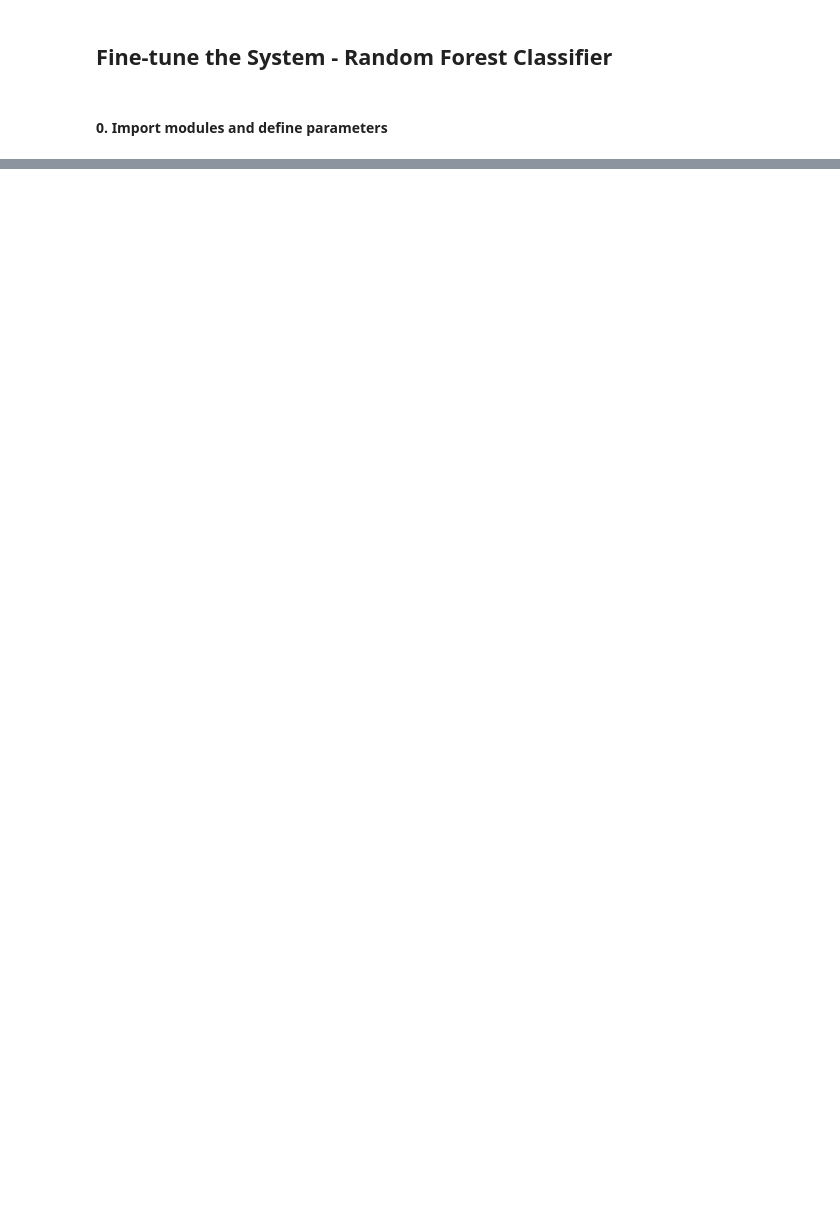
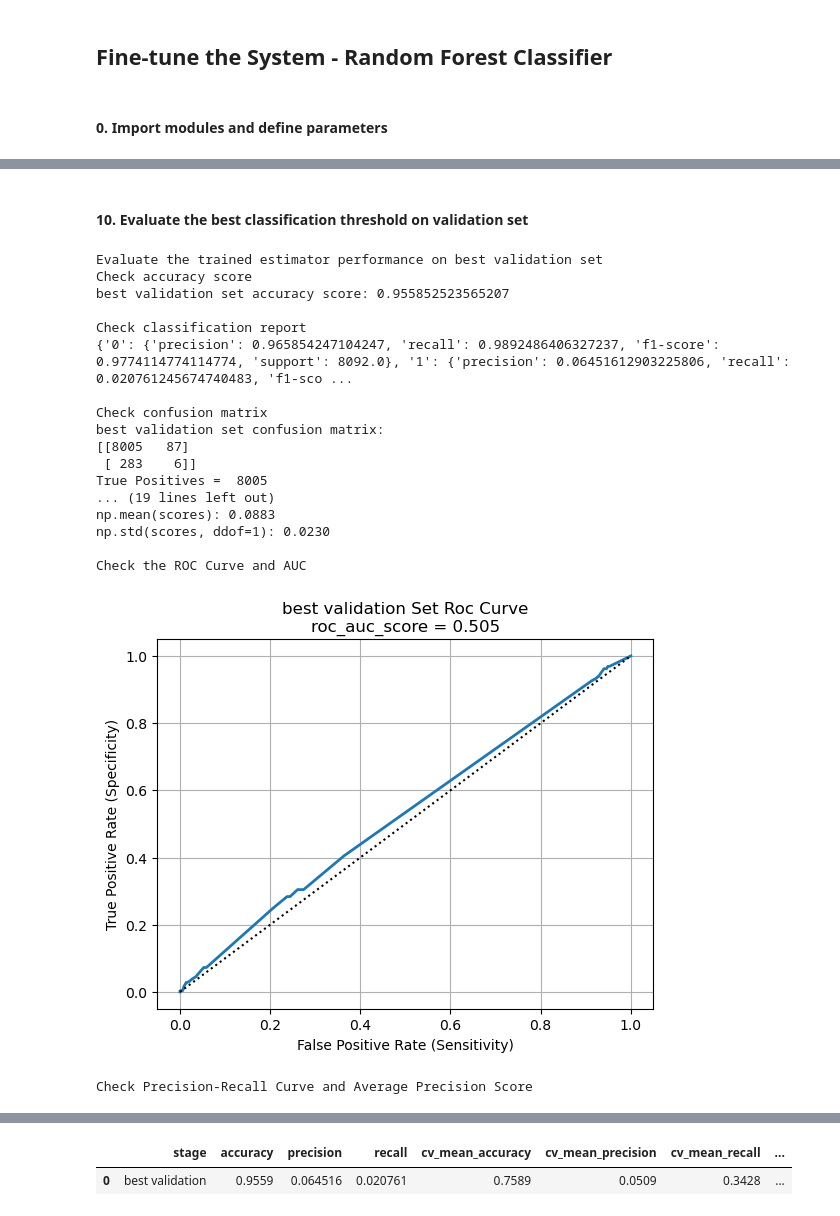
Before and after one commit to LiyangSong/Advertisement-CTR-Prediction, a Jupyter notebook: jupyter/model_ft_rf.ipynb, the cells around one changed output, grey strips where cells are left out. Saved outputs shown, nothing was run; the diff lists cells and outputs as text; code cells hidden in the pictures; blank space fills up the shorter version.

```diff
--- a/jupyter/model_ft_rf.ipynb
+++ b/jupyter/model_ft_rf.ipynb
@@ -8,0 +356,34 @@
+# %%
+best_threshold = 0.78
+# %% [markdown]
+#### 10. Evaluate the best classification threshold on validation set
+# %%
+eval_best_validation_results = bin_class_utils.eval_class(
+    validation_cap_x_df,
+    validation_y_df,
+    best_model,
+    "best validation",
+    CVS_SCORING_LIST,
+    best_threshold
+)
+eval_best_validation_results
+# %% [output]
+Evaluate the trained estimator performance on best validation set
+Check accuracy score
+best validation set accuracy score: 0.955852523565207
+
+Check classification report
+{'0': {'precision': 0.965854247104247, 'recall': 0.9892486406327237, 'f1-score': 0.9774114774114774, 'support': 8092.0}, '1': {'precision': 0.06451612903225806, 'recall': 0.020761245674740483, 'f1-sco ...
+
+Check confusion matrix
+best validation set confusion matrix:
+[[8005   87]
+ [ 283    6]]
+True Positives =  8005
+... (19 lines left out)
+np.mean(scores): 0.0883
+np.std(scores, ddof=1): 0.0230
+
+Check the ROC Curve and AUC
+[figure, added]
+Check Precision-Recall Curve and Average Precision Score
@@ -8,0 +391,2 @@
+|  | stage | accuracy | precision | recall | cv_mean_accuracy | cv_mean_precision | cv_mean_recall | ... |
+| 0 | best validation | 0.9559 | 0.064516 | 0.020761 | 0.7589 | 0.0509 | 0.3428 | ... |
```
Also changed, not shown: parts of 37 cells of this notebook, 3 other files.
